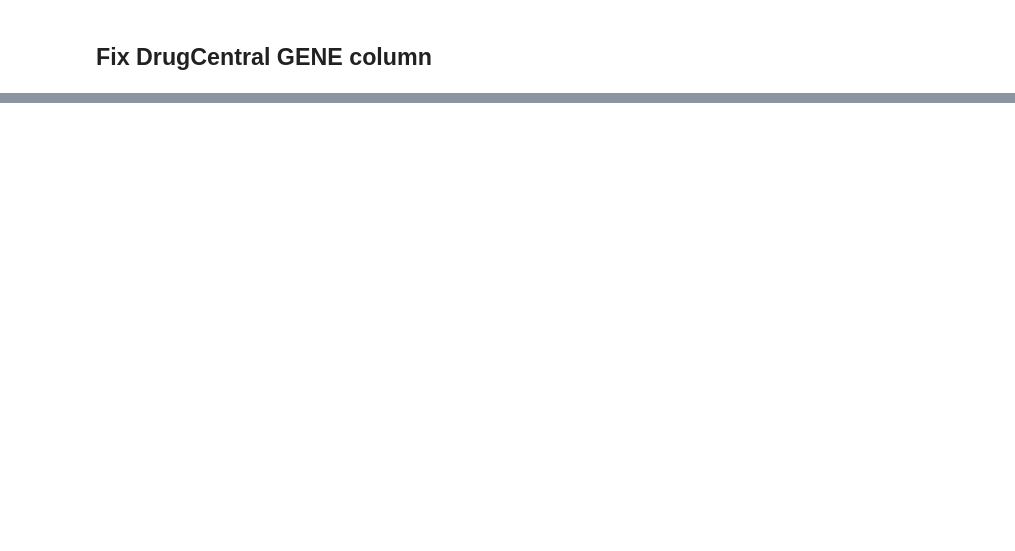
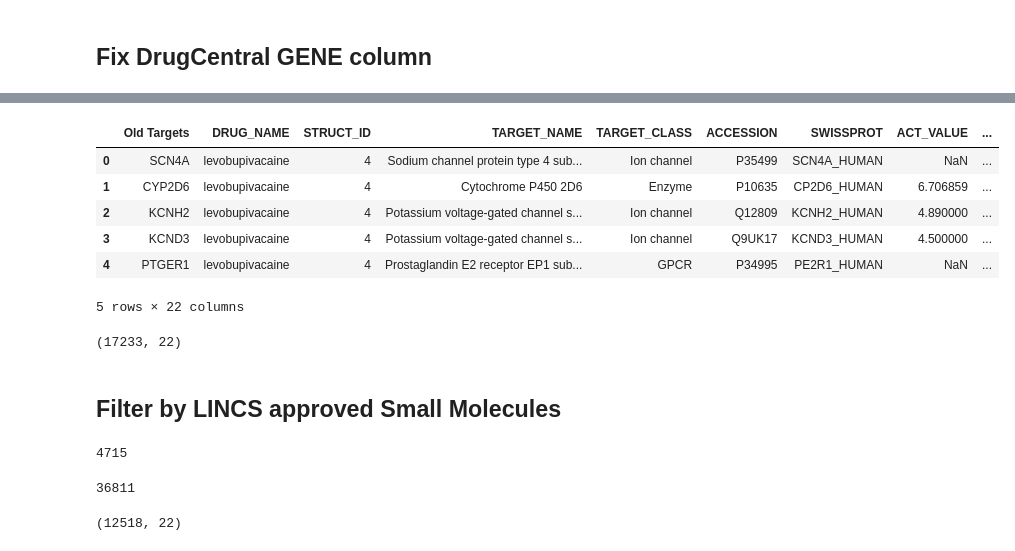
Before and after one commit to MaayanLab/DrugSetLibrary, a Jupyter notebook: DrugCentral_Targets.ipynb, the cells around one changed output, grey strips where cells are left out. Cells and saved outputs as stored; diff of their text form; code cells hidden in the pictures; blank space fills up the shorter version.

Commit message:
Updated Target Names, got PCIDs, filtered by LINCS approved

```diff
--- a/DrugCentral_Targets.ipynb
+++ b/DrugCentral_Targets.ipynb
@@ -116,0 +124,2 @@ df.append(fix_gene_df)
+# %%
+df = df.dropna(subset=['Targets'])
@@ -116,0 +132,4 @@ df.append(fix_gene_df)
+# %%
+namesdf = df['DRUG_NAME']
+namesdf = namesdf.drop_duplicates()
+namesdf.shape
@@ -116,0 +138,25 @@ df.append(fix_gene_df)
+# %%
+nameslist = namesdf.tolist()
+failed_to_get_CID = 0
+CID_dict = {}
+
+for name in nameslist:
+    name = name.replace(' ','%20')
+    url = 'https://pubchem.ncbi.nlm.nih.gov/rest/pug/compound/name/' + name + '/cids/JSON'
+    response = requests.get(url)
+    if 'IdentifierList' in response.json().keys():
+        CID = response.json()['IdentifierList']['CID'][0]
+        name = name.replace('%20', ' ')
+        CID_dict[name] = CID
+#     elif 'PC Compounds' in response.json().keys():
+#         print(response.json())
+    else:
+        failed_to_get_CID += 1
+
+    if len(CID_dict) % 100 == 0:
+        name = name.replace('%20',' ')
+        print(nameslist.index(name))
+
+print(failed_to_get_CID)
+print(len(CID_dict))
+print(len(nameslist))
@@ -116,0 +181,47 @@ df.append(fix_gene_df)
+# %%
+CIDs = []
+for index, row in df.iterrows():
+    drugname = row.loc['DRUG_NAME']
+    if drugname not in CID_dict:
+        df.drop(index, inplace = True)
+    else:
+        CIDs.append(int(CID_dict[drugname]))
+
+df.loc[:,'CIDs'] = pd.Series(np.array(CIDs), index=df.index)
+# %%
+df.head()
+# %% [output]
+|  | Old Targets | DRUG_NAME | STRUCT_ID | TARGET_NAME | TARGET_CLASS | ACCESSION | SWISSPROT | ACT_VALUE | ... |
+| 0 | SCN4A | levobupivacaine | 4 | Sodium channel protein type 4 sub... | Ion channel | P35499 | SCN4A_HUMAN | NaN | ... |
+| 1 | CYP2D6 | levobupivacaine | 4 | Cytochrome P450 2D6 | Enzyme | P10635 | CP2D6_HUMAN | 6.706859 | ... |
+| 2 | KCNH2 | levobupivacaine | 4 | Potassium voltage-gated channel s... | Ion channel | Q12809 | KCNH2_HUMAN | 4.890000 | ... |
+| 3 | KCND3 | levobupivacaine | 4 | Potassium voltage-gated channel s... | Ion channel | Q9UK17 | KCND3_HUMAN | 4.500000 | ... |
+| 4 | PTGER1 | levobupivacaine | 4 | Prostaglandin E2 receptor EP1 sub... | GPCR | P34995 | PE2R1_HUMAN | NaN | ... |
+5 rows × 22 columns
+# %%
+df.shape
+# %% [output]
+(17233, 22)
+# %% [markdown]
+## Filter by LINCS approved Small Molecules
+# %%
+count = 0
+for index, row in df.iterrows():
+    CID = row.loc['CIDs']
+    if CID not in lincs['SM_PubChem_CID'].values:
+        #print(float(CID))
+        df.drop(index, inplace = True)
+        count += 1
+#     elif CID in lincs['SM_PubChem_CID'].values:
+#         print('ok')
+print(count)
+# %% [output]
+4715
+# %%
+df['CIDs'][2391]
+# %% [output]
+36811
+# %%
+df.shape
+# %% [output]
+(12518, 22)
```
Also changed, not shown: parts of 17 cells of this notebook.
